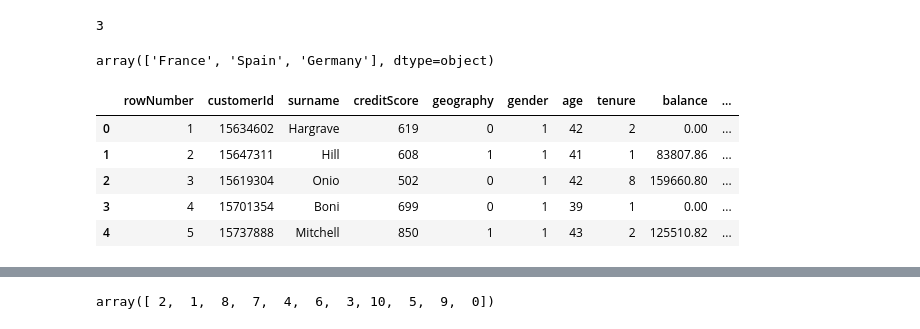
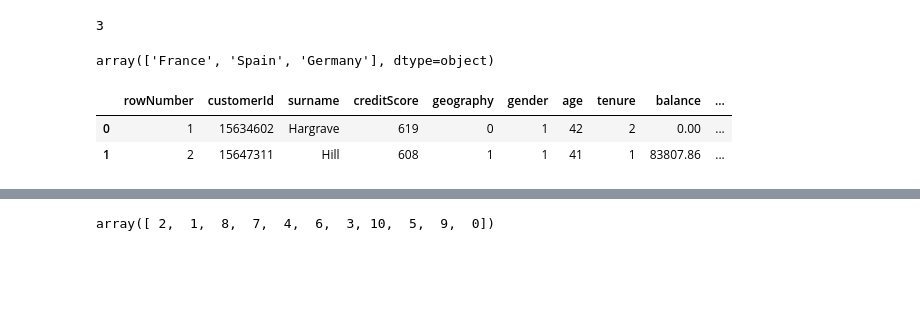
Before and after one commit to 045051Shalini/GEN_AI_LLM, a Jupyter notebook: class_simpleNN_churn_modeling_data.ipynb, the cells around one changed output, grey strips where cells are left out. Cells and saved outputs as stored; diff of their text form; code cells hidden in the pictures; blank space fills up the shorter version.

```diff
--- a/class_simpleNN_churn_modeling_data.ipynb
+++ b/class_simpleNN_churn_modeling_data.ipynb
@@ -103,11 +105,8 @@ array(['France', 'Spain', 'Germany'], dtype=object)
 data['geography'] = data['geography'].map({'France' : 0, 'Spain' : 1, 'Germany' : 2})
 # %%
 # 3.2 Categorical features:
-data.head()
+data[:2]
 # %% [output]
 |  | rowNumber | customerId | surname | creditScore | geography | gender | age | tenure | balance | ... |
 | 0 | 1 | 15634602 | Hargrave | 619 | 0 | 1 | 42 | 2 | 0.00 | ... |
 | 1 | 2 | 15647311 | Hill | 608 | 1 | 1 | 41 | 1 | 83807.86 | ... |
-| 2 | 3 | 15619304 | Onio | 502 | 0 | 1 | 42 | 8 | 159660.80 | ... |
-| 3 | 4 | 15701354 | Boni | 699 | 0 | 1 | 39 | 1 | 0.00 | ... |
-| 4 | 5 | 15737888 | Mitchell | 850 | 1 | 1 | 43 | 2 | 125510.82 | ... |
```
Also changed, not shown: parts of 4 cells of this notebook.
